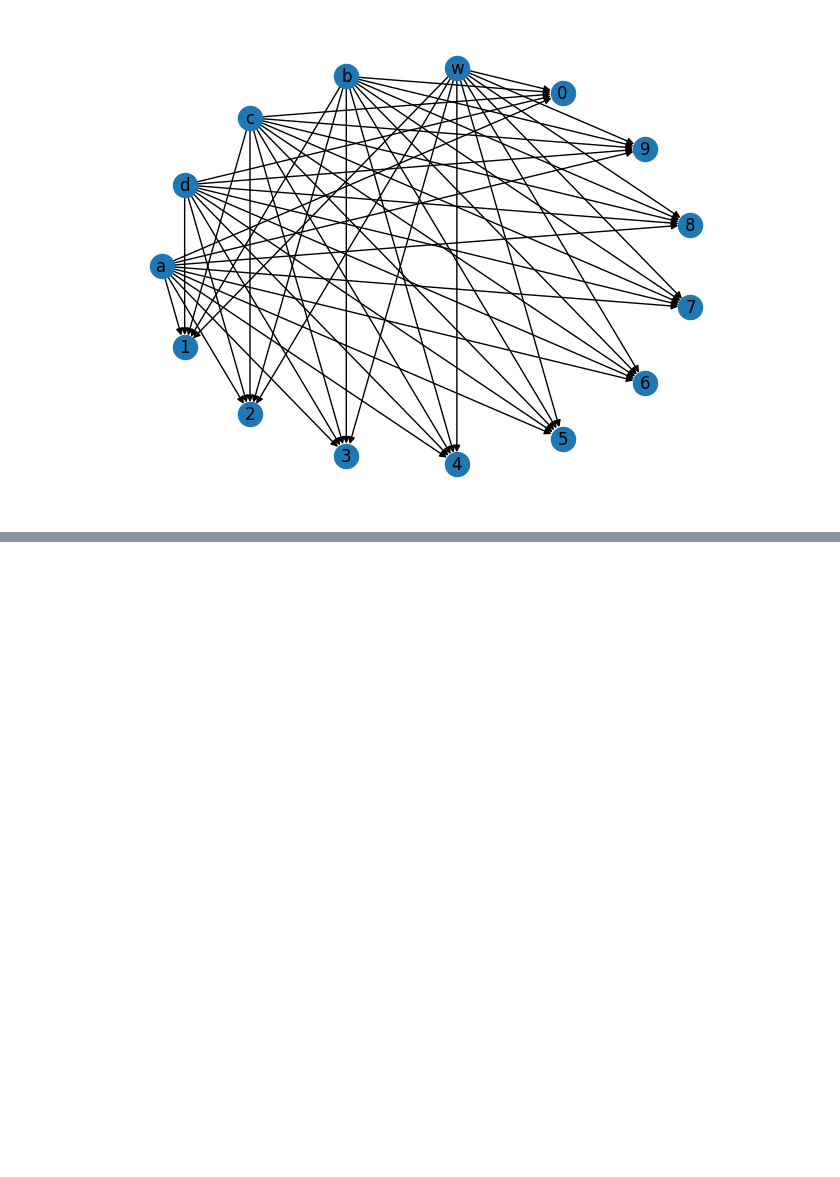
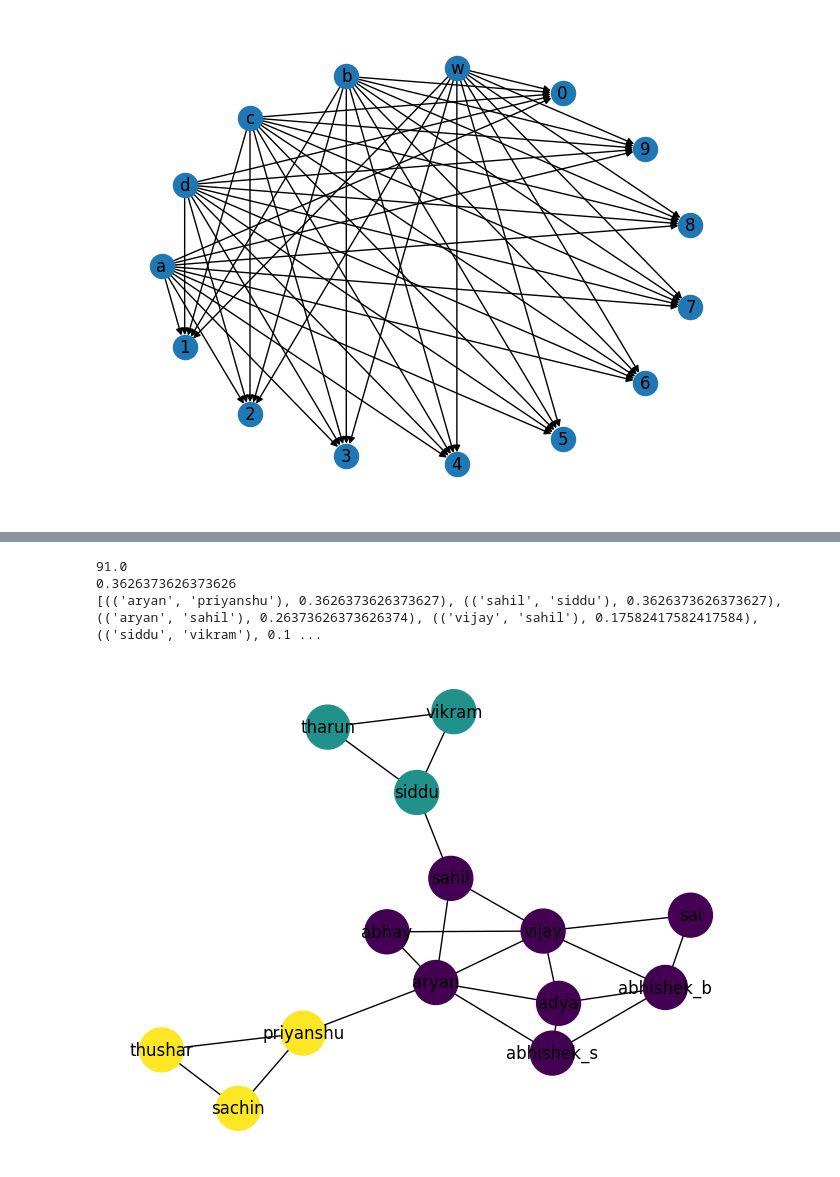
Before and after one commit to 05kashyap/GraphLink, a Jupyter notebook: graph/try.ipynb, the cells around one changed output, grey strips where cells are left out. Drawn from its saved outputs; the diff is of its cells as text; code cells hidden in the pictures; blank space fills up the shorter version.

```diff
--- a/graph/try.ipynb
+++ b/graph/try.ipynb
@@ -17,0 +63,44 @@ nx.draw_shell(Social, with_labels= True)
+# %%
+TOT_PAIRS = (14*13)/2
+print(TOT_PAIRS)
+
+"""
+Edge betweenness says for every pair of nodes in the network
+how many of those of pairs have the shortest paths between those
+nodes that have to pass through a given edge
+in the above graph 2 communities priyansu and aryan
+connection between them passing through priyanshu and aryan is
+3 * 11
+edge betweenness = 33/TOT_PAIRS
+"""
+print(33/TOT_PAIRS)
+df = pd.DataFrame(edge,edgevalue)
+# print(df)
+edge = sorted(nx.edge_betweenness_centrality(Social).items(), key=lambda x:x[1], reverse=True)
+print(edge)
+# %% [output]
+91.0
+0.3626373626373626
+[(('aryan', 'priyanshu'), 0.3626373626373627), (('sahil', 'siddu'), 0.3626373626373627), (('aryan', 'sahil'), 0.26373626373626374), (('vijay', 'sahil'), 0.17582417582417584), (('siddu', 'vikram'), 0.1 ...
+# %%
+num_iter = 2
+""" metric for community detection is based on how many iteration it should
+take to build up the community, too many itereation can cause disintegration
+of the network """
+edge = nx.edge_betweenness_centrality(Social)
+for i in range(num_iter):
+    edge_to_del = sorted(edge.items(), key=lambda x:x[1], reverse=True)[i][0]
+
+    Social.remove_edge(*edge_to_del)
+
+
+commuinties = nx.connected_components(Social)
+
+color_map = {}
+for i,c in enumerate(commuinties):
+    for node in c:
+        color_map[node] = i
+
+nx.draw(Social1, with_labels=True, pos = nx.layout.kamada_kawai_layout(Social1), node_size = 1000, node_color=[color_map[node] for node in Social.nodes()])
+# %% [output]
+[figure, added]
```
Also changed, not shown: parts of 5 cells of this notebook, 1 other file.
